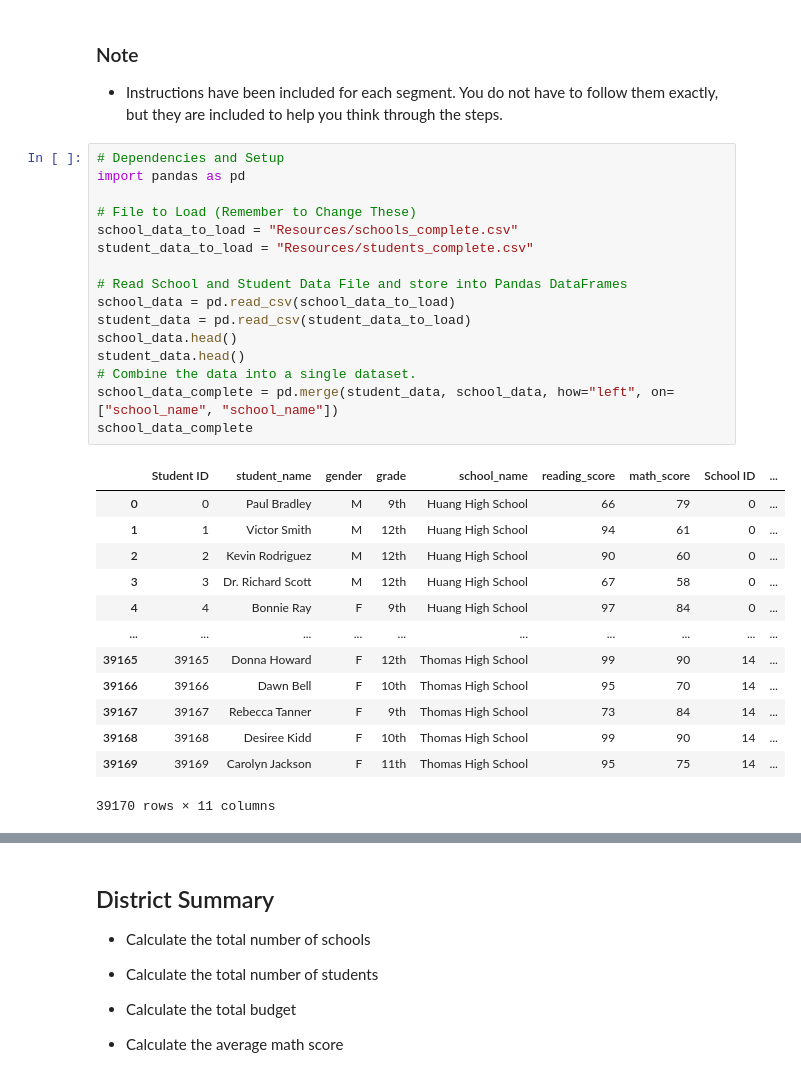
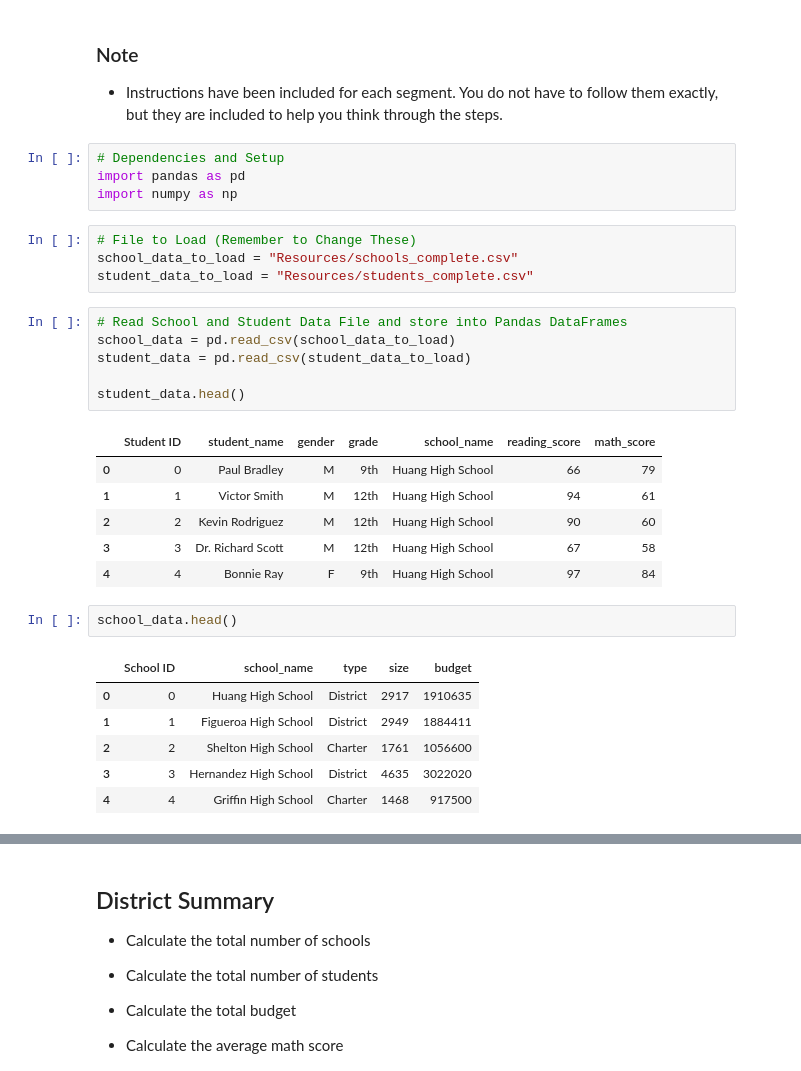
Before and after one commit to AakashRahman/pandas-challenge, a Jupyter notebook: PyCitySchools/PyCitySchools.ipynb, the cells around one changed output, grey strips where cells are left out. Saved outputs shown, nothing was run; the diff lists cells and outputs as text.

Commit message:
Added pandas-challenge file

```diff
--- a/PyCitySchools/PyCitySchools.ipynb
+++ b/PyCitySchools/PyCitySchools.ipynb
@@ -1,33 +1,33 @@
 # %% [markdown]
 ### Note
 * Instructions have been included for each segment. You do not have to follow them exactly, but they are included to help you think through the steps.
+# %%
+# Dependencies and Setup
+import pandas as pd
+import numpy as np
+# %%
+# File to Load (Remember to Change These)
+school_data_to_load = "Resources/schools_complete.csv"
+student_data_to_load = "Resources/students_complete.csv"
 # %%
-# Dependencies and Setup
-import pandas as pd
-
-# File to Load (Remember to Change These)
-school_data_to_load = "Resources/schools_complete.csv"
-student_data_to_load = "Resources/students_complete.csv"
-
 # Read School and Student Data File and store into Pandas DataFrames
 school_data = pd.read_csv(school_data_to_load)
 student_data = pd.read_csv(student_data_to_load)
-school_data.head()
+
 student_data.head()
-# Combine the data into a single dataset.
-school_data_complete = pd.merge(student_data, school_data, how="left", on=["school_name", "school_name"])
-school_data_complete
 # %% [output]
-|  | Student ID | student_name | gender | grade | school_name | reading_score | math_score | School ID | ... |
-| 0 | 0 | Paul Bradley | M | 9th | Huang High School | 66 | 79 | 0 | ... |
-| 1 | 1 | Victor Smith | M | 12th | Huang High School | 94 | 61 | 0 | ... |
-| 2 | 2 | Kevin Rodriguez | M | 12th | Huang High School | 90 | 60 | 0 | ... |
-| 3 | 3 | Dr. Richard Scott | M | 12th | Huang High School | 67 | 58 | 0 | ... |
-| 4 | 4 | Bonnie Ray | F | 9th | Huang High School | 97 | 84 | 0 | ... |
-| ... | ... | ... | ... | ... | ... | ... | ... | ... | ... |
-| 39165 | 39165 | Donna Howard | F | 12th | Thomas High School | 99 | 90 | 14 | ... |
-| 39166 | 39166 | Dawn Bell | F | 10th | Thomas High School | 95 | 70 | 14 | ... |
-| 39167 | 39167 | Rebecca Tanner | F | 9th | Thomas High School | 73 | 84 | 14 | ... |
-| 39168 | 39168 | Desiree Kidd | F | 10th | Thomas High School | 99 | 90 | 14 | ... |
-| 39169 | 39169 | Carolyn Jackson | F | 11th | Thomas High School | 95 | 75 | 14 | ... |
+|  | Student ID | student_name | gender | grade | school_name | reading_score | math_score |
+| 0 | 0 | Paul Bradley | M | 9th | Huang High School | 66 | 79 |
+| 1 | 1 | Victor Smith | M | 12th | Huang High School | 94 | 61 |
+| 2 | 2 | Kevin Rodriguez | M | 12th | Huang High School | 90 | 60 |
+| 3 | 3 | Dr. Richard Scott | M | 12th | Huang High School | 67 | 58 |
+| 4 | 4 | Bonnie Ray | F | 9th | Huang High School | 97 | 84 |
-39170 rows × 11 columns
+# %%
+school_data.head()
+# %% [output]
+|  | School ID | school_name | type | size | budget |
+| 0 | 0 | Huang High School | District | 2917 | 1910635 |
+| 1 | 1 | Figueroa High School | District | 2949 | 1884411 |
+| 2 | 2 | Shelton High School | Charter | 1761 | 1056600 |
+| 3 | 3 | Hernandez High School | District | 4635 | 3022020 |
+| 4 | 4 | Griffin High School | Charter | 1468 | 917500 |
```
Also changed, not shown: parts of 24 cells of this notebook, 2 other files.
